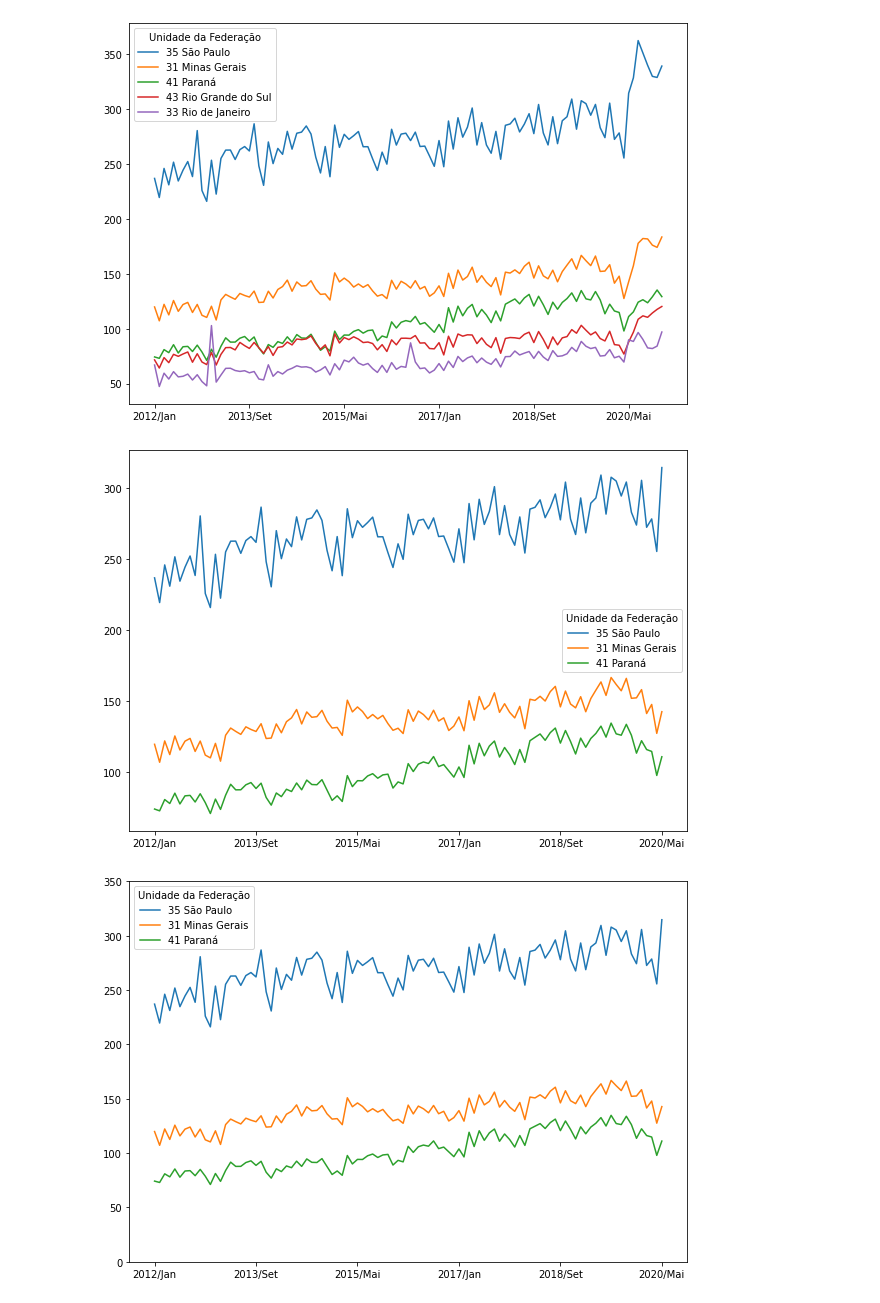
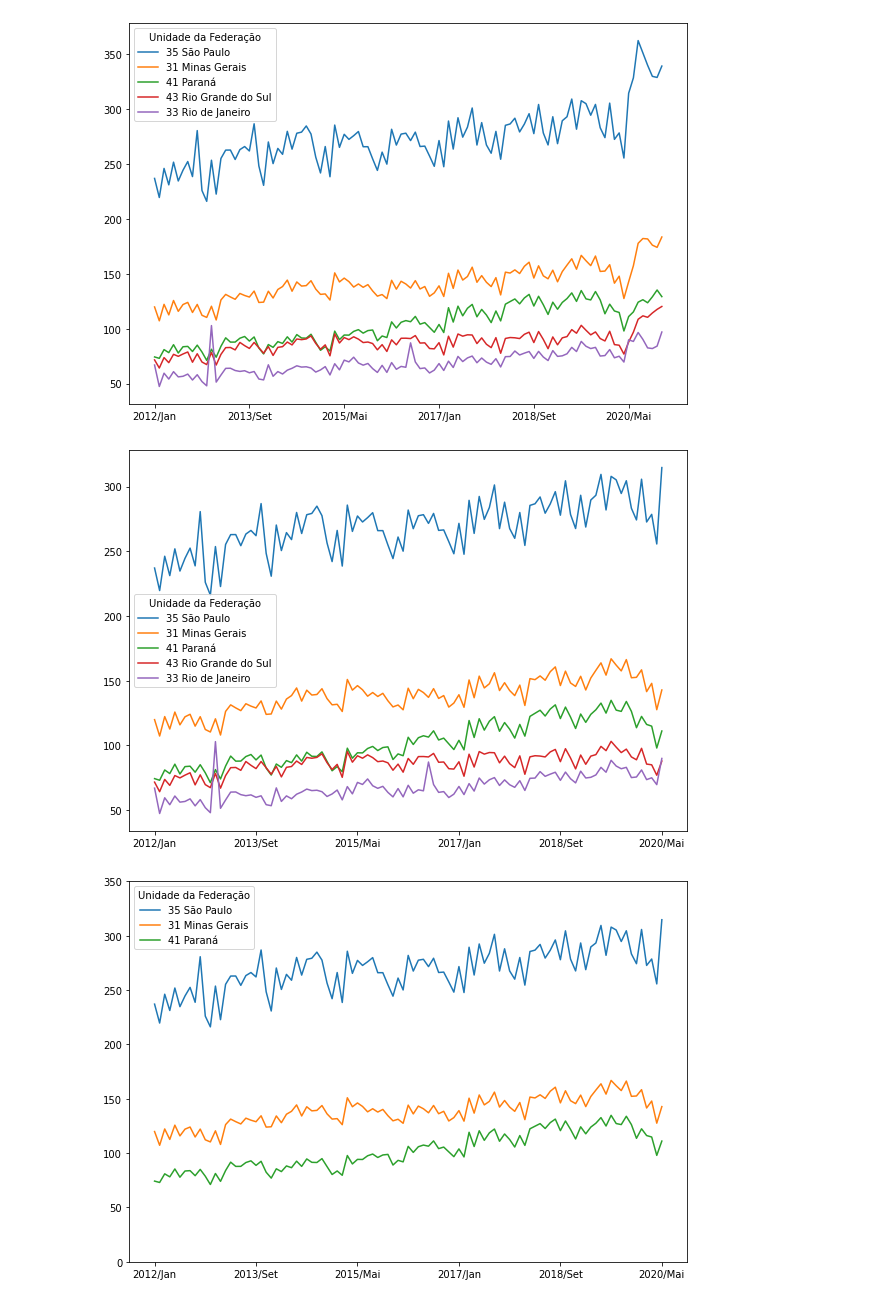
Before and after one commit to paulo-lins/EDA_datasus, a Jupyter notebook: EDA_tabnet.ipynb, the cells around one changed output. Drawn from its saved outputs; the diff is of its cells as text; code cells hidden in the pictures.

```diff
--- a/EDA_tabnet.ipynb
+++ b/EDA_tabnet.ipynb
@@ -598,13 +598,13 @@ sort_total1[sort_total1.columns[47:155]].T.plot(figsize=(10, 7))
 # %%
 # Let's adjust this range until '2020/Mai'
 # and now let's see the three states that spent the most on health
 # note: the way you show the data in the graph may suggest a misperception of the information
-# we can think that 'São Paulo' spent 3 times more money on health than 'Paraná'
+# we can think that 'São Paulo' spent 5 times more money on health than 'Paraná'
 
 filtered_months = sort_total1.columns[47:148]
-sort_total1.head(3)[filtered_months].T.plot(figsize=(10, 7));
+sort_total1.head(5)[filtered_months].T.plot(figsize=(10, 7));
 # %% [output]
-[figure, old version]
+[figure, new version]
 # %%
 # Now let's make this graph show the information easier to see compared to reality
 # note: we need to learn to read the graphs!!!
```
Also changed, not shown: parts of 7 cells of this notebook.
